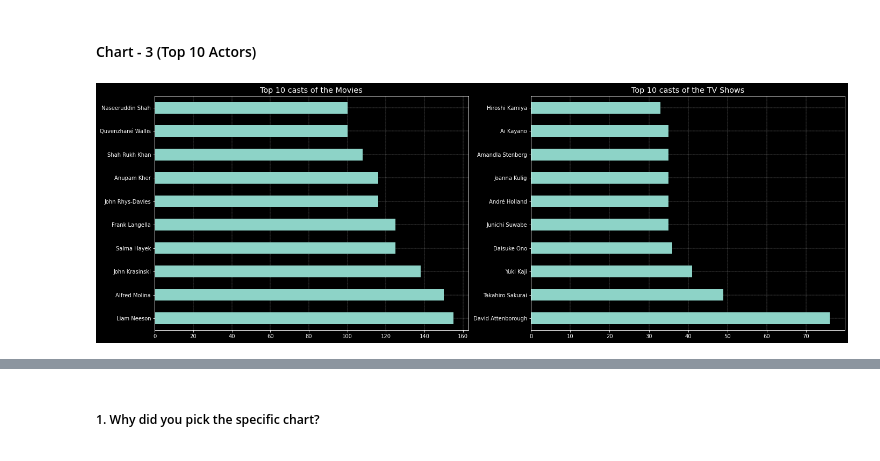
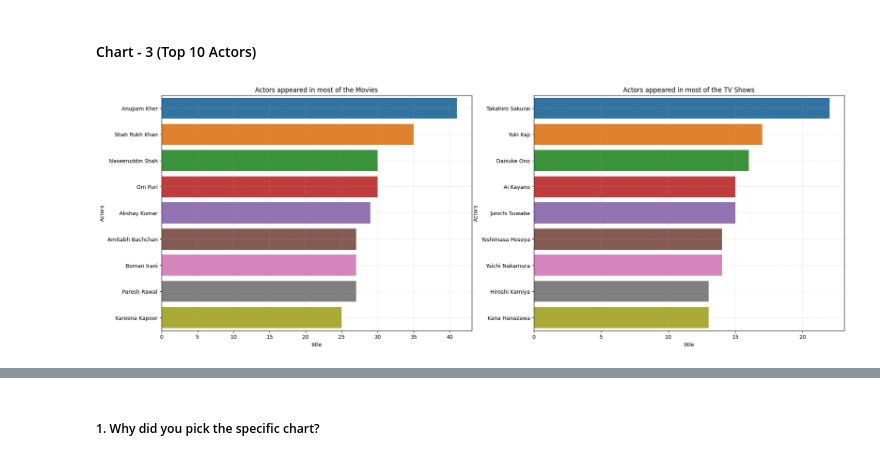
Before and after one commit to Shahrukh2016/Netflix_Movies_and_TV_Shows_Clustering, a Jupyter notebook: IndividualColab_NetflixMoviesAndTvShowsClustering.ipynb, the cells around one changed output, grey strips where cells are left out. Cells and saved outputs as stored; diff of their text form; code cells hidden in the pictures.

```diff
--- a/IndividualColab_NetflixMoviesAndTvShowsClustering.ipynb
+++ b/IndividualColab_NetflixMoviesAndTvShowsClustering.ipynb
@@ -616,19 +616,19 @@ Let's not complicate it and create bins as following:
 # %%
 # Binning the values in the rating column
-rating_map = {'TV-MA':'Adults',
-              'R':'Restricted',
-              'PG-13':'Teens',
-              'TV-14':'Teens',
-              'TV-PG':'All Ages',
+rating_map = {'TV-MA':'Adult Content',
+              'R':'Adult Content',
+              'PG-13':'Teen Content',
+              'TV-14':'Teen Content',
+              'TV-PG':'Children Content',
               'NR':'Not Rated',
-              'TV-G':'All Ages',
-              'TV-Y':'All Ages',
-              'TV-Y7':'All Ages',
-              'PG':'All Ages',
-              'G':'All Ages',
-              'NC-17':'Adults',
-              'TV-Y7-FV':'All Ages',
-              'UR':'Restricted'}
+              'TV-G':'Children Content',
+              'TV-Y':'Family-friendly Content',
+              'TV-Y7':'Family-friendly Content',
+              'PG':'Children Content',
+              'G':'Children Content',
+              'NC-17':'Adult Content',
+              'TV-Y7-FV':'Family-friendly Content',
+              'UR':'Not Rated'}
 
 df['rating'].replace(rating_map, inplace = True)
 df['rating'].unique()
@@ -726,7 +726,7 @@ plt.figure(figsize=(18,10))
 for i,j,k in ((df_movies, 'Movies',0),(df_tvshows, 'TV Shows',1)):
   plt.subplot(1,2,k+1)
   count= i['rating'].value_counts()
-  plt.pie(count, labels=count.index,explode=(0,0,0,0,0.5),colors=['orangered','dodgerblue','lightgreen','mediumslateblue','dimgray'],shadow=True, autopct='%1.1f%%', labeldistance=1.2)
+  plt.pie(count, labels=count.index,explode=(0,0,0,0.3,0.5),colors=['orangered','dodgerblue','lightgreen','mediumslateblue','dimgray'],shadow=True, autopct='%1.1f%%', labeldistance=1.2)
   plt.title(f"Distribution of Content Rating on Netflix '{j}'")
   plt.axis('equal')
 plt.show()
@@ -762,14 +762,14 @@ Answer Here
 # Chart - 3 visualization code
 # %%
 # Top 10 casts in Movies and TV Shows
-# plt.style.use('default')
-plt.style.use('dark_background')
+plt.style.use('default')
 plt.figure(figsize=(23,8))
 for i,j,k in ((df_movies, 'Movies',0),(df_tvshows, 'TV Shows',1)):
   plt.subplot(1,2,k+1)
-  i[~(i['Actors']=='Unknown')].Actors.value_counts()[:10].plot(kind='barh')
-  plt.title(f'Top 10 casts of the {j}')
+  df_actor = i.groupby(['Actors']).agg({'title':'nunique'}).reset_index().sort_values(by=['title'],ascending=False)[1:10]
+  sns.barplot(y = "Actors",x = 'title', data = df_actor)
+  plt.title(f'Actors appeared in most of the {j}')
   plt.grid(linestyle='--', linewidth=0.3)
 plt.show()
 # %% [output]
-[figure, old version]
+[figure, new version]
```
Also changed, not shown: parts of 18 cells of this notebook.
